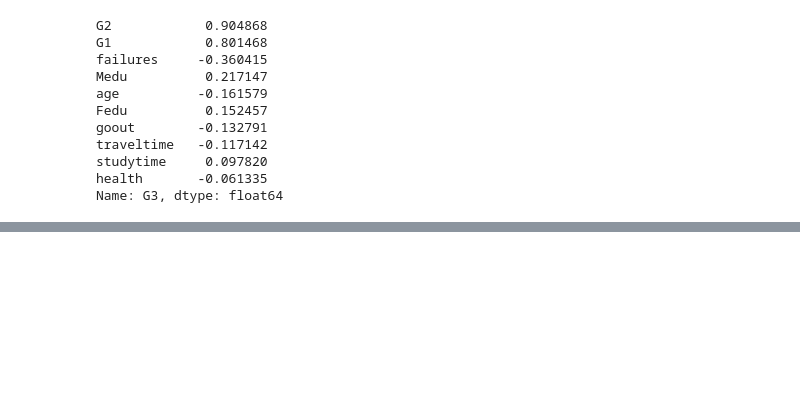
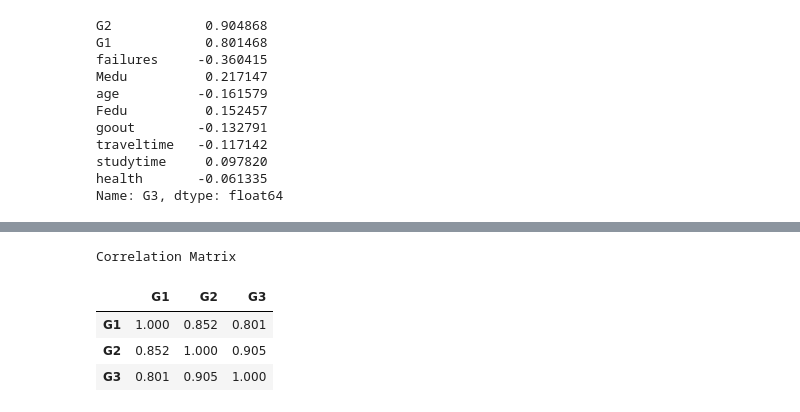
Before and after one commit to rjun5906-design/student-performance-prediction-ml, a Jupyter notebook: notebooks/03_exploratory_data_analysis.ipynb, the cells around one changed output, grey strips where cells are left out. Saved outputs shown, nothing was run; the diff lists cells and outputs as text; code cells hidden in the pictures; blank space fills up the shorter version.

```diff
--- a/notebooks/03_exploratory_data_analysis.ipynb
+++ b/notebooks/03_exploratory_data_analysis.ipynb
@@ -386,0 +392,11 @@ Name: G3, dtype: float64
+# %%
+grade_correlation = df[["G1", "G2", "G3"]].corr()
+
+print("Correlation Matrix")
+display(grade_correlation.round(3))
+# %% [output]
+Correlation Matrix
+|  | G1 | G2 | G3 |
+| G1 | 1.000 | 0.852 | 0.801 |
+| G2 | 0.852 | 1.000 | 0.905 |
+| G3 | 0.801 | 0.905 | 1.000 |
```
Also changed, not shown: parts of 8 cells of this notebook.
